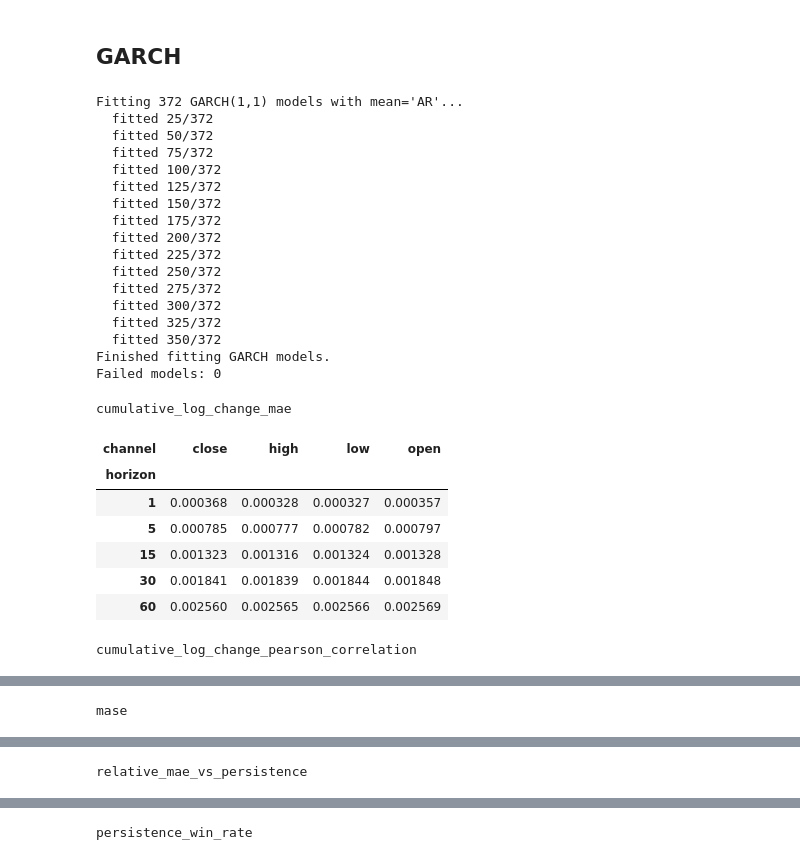
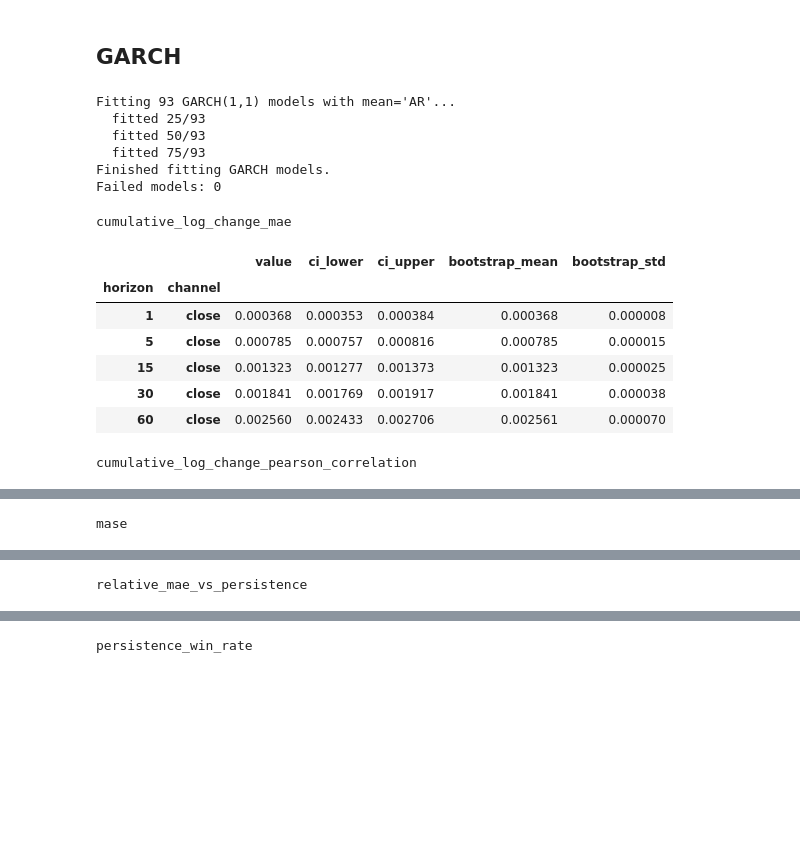
Before and after one commit to VishR-94/dynamic_graphs_thesis, a Jupyter notebook: notebooks/baselines.ipynb, the cells around one changed output, grey strips where cells are left out. Cells and saved outputs as stored; diff of their text form; code cells hidden in the pictures; blank space fills up the shorter version.

```diff
--- a/notebooks/baselines.ipynb
+++ b/notebooks/baselines.ipynb
@@ -87,6 +96,11 @@ print("assets:", len(test["asset_cols"]))
 print("stride:", config['forecasting']['stride'])
 print("input features:", config['forecasting']['input_channels'])
 print("targets:", config['forecasting']['target_channels'])
+
+#Set global Bootstrap params
+BOOTSTRAP_N = 10_000
+BOOTSTRAP_CONFIDENCE_LEVEL = 0.95
+BOOTSTRAP_SEED = 42
 # %% [output]
 train samples: 167
 val samples: 20
@@ -501,61 +584,66 @@ garch_result = garch.predict(
 )
 
 garch_evaluator = ForecastEvaluator(
     prediction_result=garch_result,
     train_split=train,
 )
 
 garch_results = garch_evaluator.evaluate(
     metrics=garch_evaluator.available_metrics,
     reduce_dims=(0, 2),
+    bootstrap=True,
+    n_bootstrap=BOOTSTRAP_N,
+    confidence_level=BOOTSTRAP_CONFIDENCE_LEVEL,
+    bootstrap_seed=BOOTSTRAP_SEED,
 )
 
 garch_metric_table = make_evaluation_table(
     metric_results=garch_results,
     horizons=garch_evaluator.horizons,
     channels=garch_evaluator.channels,
 )
 
 for metric_name in garch_evaluator.available_metrics:
-    metric_pivot = (
+    metric_display = (
         garch_metric_table
         .loc[
-            garch_metric_table["metric"] == metric_name
+            garch_metric_table["metric"]
+            == metric_name
         ]
-        .pivot(
-            index="horizon",
-            columns="channel",
-            values="value",
-        )
+        .set_index(
+            [
+                "horizon",
+                "channel",
+            ]
+        )[
+            [
+                "value",
+                "ci_lower",
+                "ci_upper",
+                "bootstrap_mean",
+                "bootstrap_std",
+            ]
+        ]
     )
 
     display(
-        metric_pivot.style.set_caption(metric_name)
+        metric_display.style.set_caption(
+            metric_name
+        )
     )
 # %% [output]
-Fitting 372 GARCH(1,1) models with mean='AR'...
-  fitted 25/372
-  fitted 50/372
-  fitted 75/372
-  fitted 100/372
-  fitted 125/372
-  fitted 150/372
-  fitted 175/372
-  fitted 200/372
-  fitted 225/372
-  fitted 250/372
-  fitted 275/372
-  fitted 300/372
-  fitted 325/372
-  fitted 350/372
+Fitting 93 GARCH(1,1) models with mean='AR'...
+  fitted 25/93
+  fitted 50/93
+  fitted 75/93
 Finished fitting GARCH models.
 Failed models: 0
 cumulative_log_change_mae
-| channel | close | high | low | open |
-| horizon |  |  |  |  |
-| 1 | 0.000368 | 0.000328 | 0.000327 | 0.000357 |
-| 5 | 0.000785 | 0.000777 | 0.000782 | 0.000797 |
-| 15 | 0.001323 | 0.001316 | 0.001324 | 0.001328 |
-| 30 | 0.001841 | 0.001839 | 0.001844 | 0.001848 |
-| 60 | 0.002560 | 0.002565 | 0.002566 | 0.002569 |
+|  |  | value | ci_lower | ci_upper | bootstrap_mean | bootstrap_std |
+| horizon | channel |  |  |  |  |  |
+| 1 | close | 0.000368 | 0.000353 | 0.000384 | 0.000368 | 0.000008 |
+| 5 | close | 0.000785 | 0.000757 | 0.000816 | 0.000785 | 0.000015 |
+| 15 | close | 0.001323 | 0.001277 | 0.001373 | 0.001323 | 0.000025 |
+| 30 | close | 0.001841 | 0.001769 | 0.001917 | 0.001841 | 0.000038 |
+| 60 | close | 0.002560 | 0.002433 | 0.002706 | 0.002561 | 0.000070 |
 cumulative_log_change_pearson_correlation
```
Also changed, not shown: parts of 8 cells of this notebook, 3 other files.
